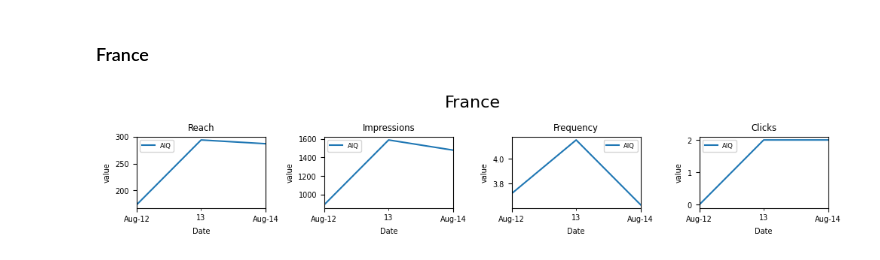
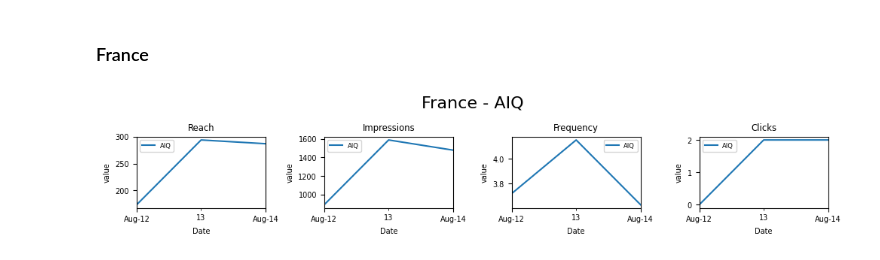
Before and after one commit to 0xrsfagundes/File-Manipulation, a Jupyter notebook: Id Providers Test/Lotame + LiveRamp + AIQ (AU, BR, CA & FR)/Lotame + LiveRamp + AIQ - Charts.ipynb, the cells around one changed output. Drawn from its saved outputs; the diff is of its cells as text; code cells hidden in the pictures.

```diff
--- a/Id Providers Test/Lotame + LiveRamp + AIQ (AU, BR, CA & FR)/Lotame + LiveRamp + AIQ - Charts.ipynb
+++ b/Id Providers Test/Lotame + LiveRamp + AIQ (AU, BR, CA & FR)/Lotame + LiveRamp + AIQ - Charts.ipynb
@@ -30,7 +30,7 @@ df_fr_frequency = df_fr.groupby(['Date','Provider'])['Frequency'].sum().reset_in
 df_fr_clicks = df_fr.groupby(['Date','Provider'])['Clicks'].sum().reset_index()
 # %%
 fig = plt.figure(figsize=(10,2))
-fig.suptitle('France', fontsize=16)
+fig.suptitle('France - AIQ', fontsize=16)
 
 # 2 rows, 2 columns
 ax0 = fig.add_subplot(1, 4, 1)
@@ -46,31 +46,31 @@ df_fr_clicks.pivot(index='Date', columns='Provider', values='Clicks').plot(ax=ax
 ax0.set_title('Reach')
 ax0.set_xlabel('Date')
 ax0.set_ylabel('value')
 ax0.legend(fontsize=6)
 
 ax1.set_title('Impressions')
 ax1.set_xlabel('Date')
 ax1.set_ylabel('value')
 ax1.legend(fontsize=6)
 
 ax2.set_title('Frequency')
 ax2.set_xlabel('Date')
 ax2.set_ylabel('value')
 ax2.legend(fontsize=6)
 
 ax3.set_title('Clicks')
 ax3.set_xlabel('Date')
 ax3.set_ylabel('value')
 ax3.legend(fontsize=6)
 
 
 date_form = mdates.DateFormatter(fmt='%b-%d')
 ax0.xaxis.set_major_formatter(date_form)
 ax1.xaxis.set_major_formatter(date_form)
 ax2.xaxis.set_major_formatter(date_form)
 ax3.xaxis.set_major_formatter(date_form)
 
 plt.tight_layout()
 plt.show()
 # %% [output]
-[figure, old version]
+[figure, new version]
```
